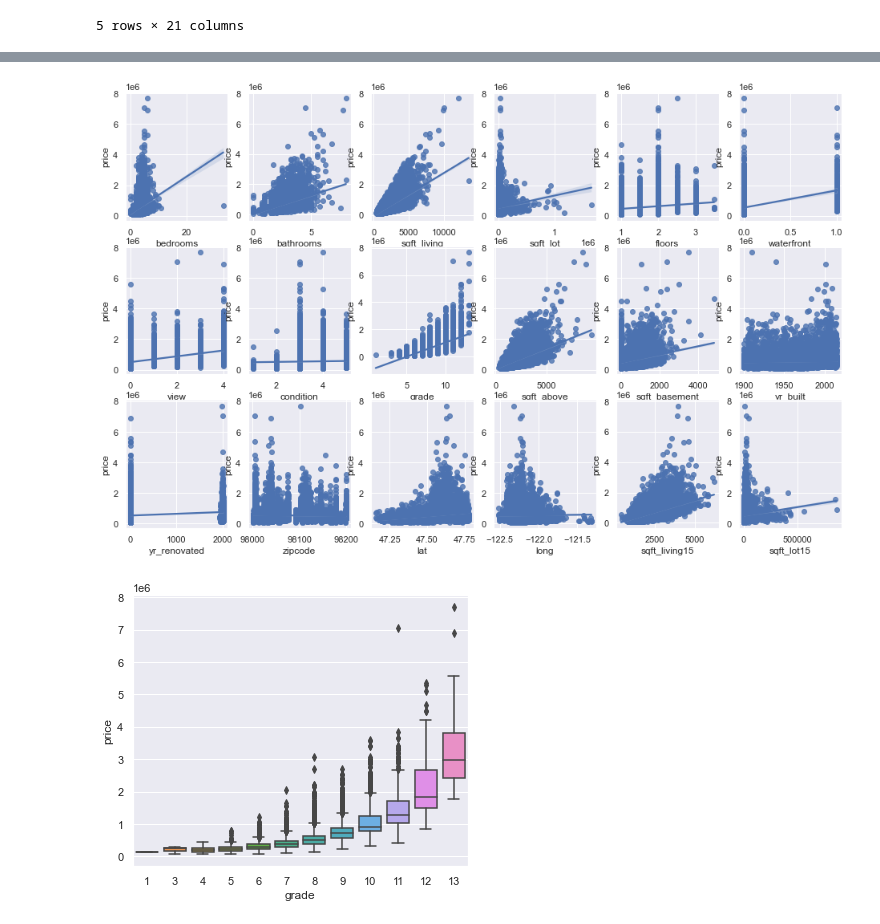
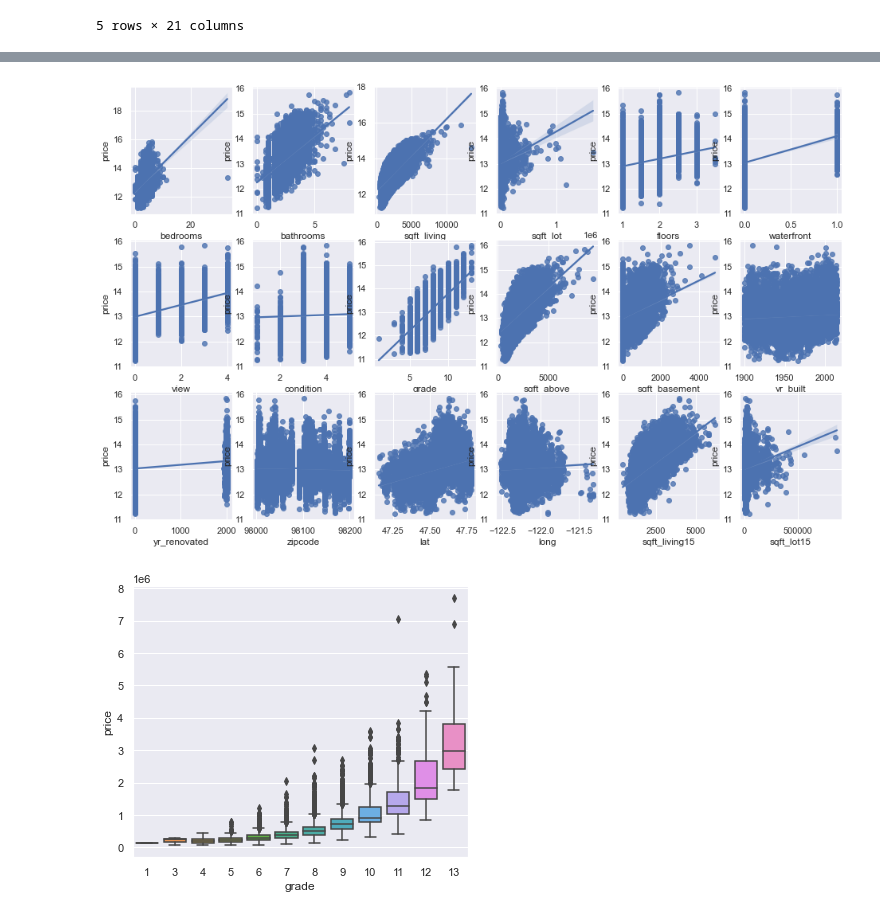
Before and after one commit to RudyBourez/Machine_Learning, a Jupyter notebook: Linear_regression_projet/projet.ipynb, the cells around one changed output, grey strips where cells are left out. Drawn from its saved outputs; the diff is of its cells as text; code cells hidden in the pictures.

```diff
--- a/Linear_regression_projet/projet.ipynb
+++ b/Linear_regression_projet/projet.ipynb
@@ -38,19 +39,19 @@ memory usage: 3.5+ MB
 # %%
 columns = ["bedrooms","bathrooms","sqft_living","sqft_lot","floors","waterfront",
 "view","condition","grade","sqft_above","sqft_basement","yr_built","yr_renovated",
 "zipcode","lat","long","sqft_living15","sqft_lot15"
 ]
 
 fig, axes = plt.subplots(3, 6,figsize=(16,10))
 for i in range(len(columns)):
     if i < 6:
-        sns.regplot(ax=axes[0,i], x=df[columns[i]], y=df["price"])
+        sns.regplot(ax=axes[0,i], x=df[columns[i]], y=np.log(df["price"]))
     elif i < 12:
-        sns.regplot(ax=axes[1,i-6], x=df[columns[i]], y=df["price"])
+        sns.regplot(ax=axes[1,i-6], x=df[columns[i]], y=np.log(df["price"]))
     else:
-        sns.regplot(ax=axes[2,i-12], x=df[columns[i]], y=df["price"])
+        sns.regplot(ax=axes[2,i-12], x=df[columns[i]], y=np.log(df["price"]))
 # %% [output]
-[figure, old version]
+[figure, new version]
 # %%
 sns.boxplot(data=df,x="grade",y="price")
 sns.set(rc={'figure.figsize':(6,5)})
```
Also changed, not shown: parts of 13 cells of this notebook, 1 other file.
